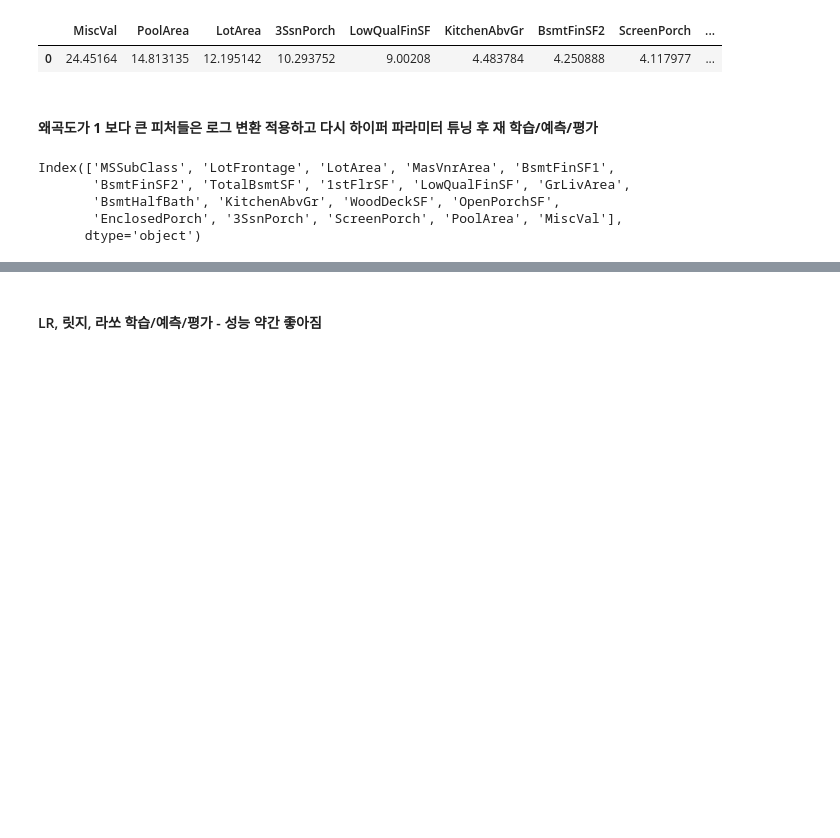
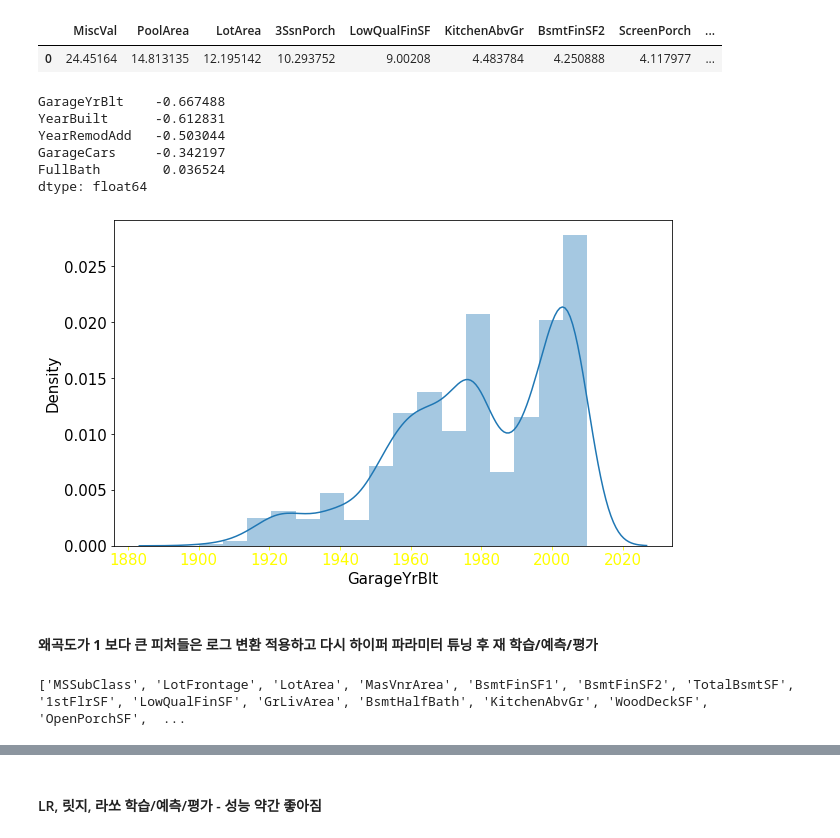
Before and after one commit to netsus/ML_PerfectGuide, a Jupyter notebook: 5장/5.10 Regression 실습 - Kaggle House Price.ipynb, the cells around one changed output, grey strips where cells are left out. Cells and saved outputs as stored; diff of their text form; code cells hidden in the pictures; blank space fills up the shorter version.

```diff
--- a/5장/5.10 Regression 실습 - Kaggle House Price.ipynb
+++ b/5장/5.10 Regression 실습 - Kaggle House Price.ipynb
@@ -427,14 +411,25 @@ features_index: Index(['MSSubClass', 'LotFrontage', 'LotArea', 'OverallQual', 'O
 컬럼별 왜도(skewness) 큰 것부터 출력
 |  | MiscVal | PoolArea | LotArea | 3SsnPorch | LowQualFinSF | KitchenAbvGr | BsmtFinSF2 | ScreenPorch | ... |
 | 0 | 24.45164 | 14.813135 | 12.195142 | 10.293752 | 9.00208 | 4.483784 | 4.250888 | 4.117977 | ... |
+# %%
+skew_features.sort_values()[:5]
+# %% [output]
+GarageYrBlt    -0.667488
+YearBuilt      -0.612831
+YearRemodAdd   -0.503044
+GarageCars     -0.342197
+FullBath        0.036524
+dtype: float64
+# %%
+sns.distplot(house_df.GarageYrBlt) # SalePrice distplot
+plt.show()
+# Skewness값이 음수인 경우 left skew 되어 있다.
+# %% [output]
+[figure, added]
 # %% [markdown]
 #### **왜곡도가 1 보다 큰 피처들은 로그 변환 적용하고 다시 하이퍼 파라미터 튜닝 후 재 학습/예측/평가**
-# %%
-skew_features_top.index
-# %% [output]
-Index(['MSSubClass', 'LotFrontage', 'LotArea', 'MasVnrArea', 'BsmtFinSF1',
-       'BsmtFinSF2', 'TotalBsmtSF', '1stFlrSF', 'LowQualFinSF', 'GrLivArea',
-       'BsmtHalfBath', 'KitchenAbvGr', 'WoodDeckSF', 'OpenPorchSF',
-       'EnclosedPorch', '3SsnPorch', 'ScreenPorch', 'PoolArea', 'MiscVal'],
-      dtype='object')
+# %%
+print(skew_features_top.index.tolist())
+# %% [output]
+['MSSubClass', 'LotFrontage', 'LotArea', 'MasVnrArea', 'BsmtFinSF1', 'BsmtFinSF2', 'TotalBsmtSF', '1stFlrSF', 'LowQualFinSF', 'GrLivArea', 'BsmtHalfBath', 'KitchenAbvGr', 'WoodDeckSF', 'OpenPorchSF',  ...
 # %%
```
Also changed, not shown: parts of 25 cells of this notebook.
